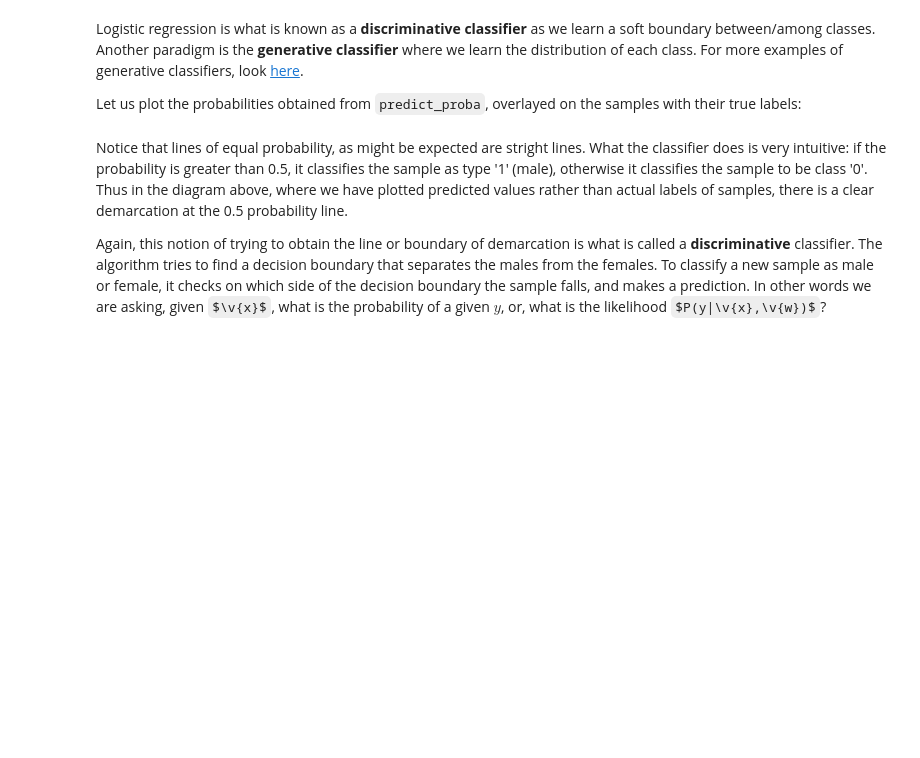
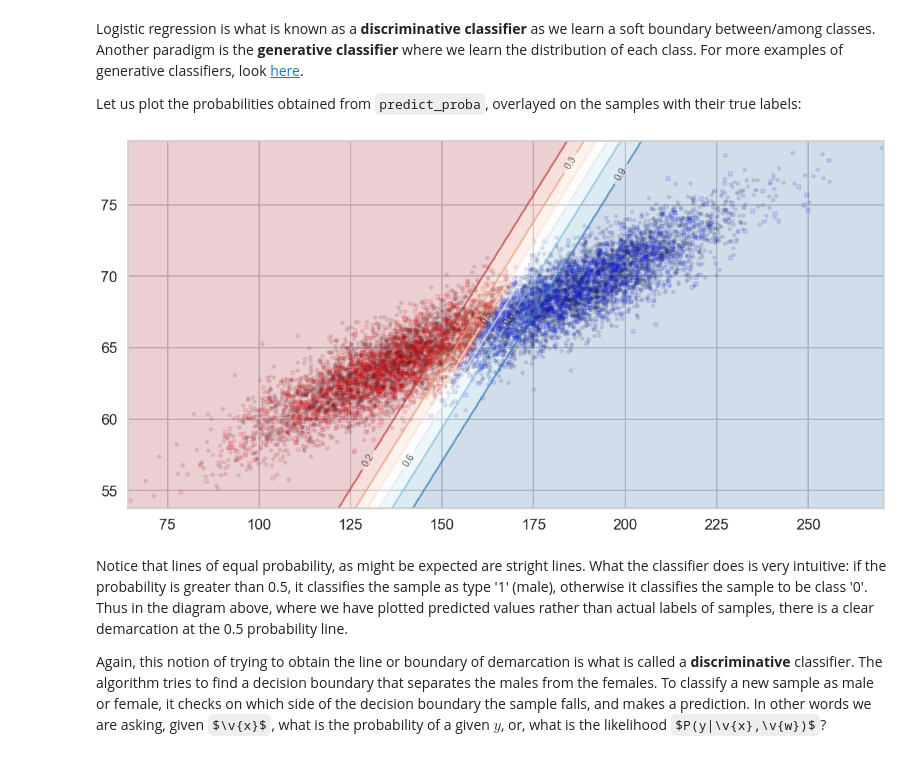
Before and after one commit to sampathv95/sb, a Jupyter notebook: logistic_regression/Mini_Project_Logistic_Regression.ipynb, the cells around one changed output. Drawn from its saved outputs; the diff is of its cells as text; code cells hidden in the pictures; some formulas as TeX source; blank space fills up the shorter version.

```diff
--- a/logistic_regression/Mini_Project_Logistic_Regression.ipynb
+++ b/logistic_regression/Mini_Project_Logistic_Regression.ipynb
@@ -87,7 +87,7 @@ def points_plot_prob(ax, Xtr, Xte, ytr, yte, clf, colorscale=cmap_light,
     Z = Z.reshape(xx.shape)
     plt.contourf(xx, yy, Z, cmap=ccolor, alpha=.2, axes=ax)
     cs2 = plt.contour(xx, yy, Z, cmap=ccolor, alpha=.6, axes=ax)
-    plt.clabel(cs2, fmt = '%2.1f', colors = 'k', fontsize=14, axes=ax)
+    plt.clabel(cs2, fmt = '%2.1f', colors = 'k', fontsize=14)
     return ax
 # %% [markdown]
 ## A Motivating Example Using `sklearn`: Heights and Weights
@@ -415,9 +487,11 @@ Logistic regression is what is known as a **discriminative classifier** as we le
 
 Let us plot the probabilities obtained from `predict_proba`, overlayed on the samples with their true labels:
 # %%
-plt.figure()
+plt.figure(figsize=(20, 10))
 ax = plt.gca()
 points_plot_prob(ax, Xtrain_l, Xtest_l, ytrain_l, ytest_l, clf_l, psize=20, alpha=0.1);
+# %% [output]
+[figure, added]
 # %% [markdown]
 Notice that lines of equal probability, as might be expected are stright lines. What the classifier does is very intuitive: if the probability is greater than 0.5, it classifies the sample as type '1' (male), otherwise it classifies the sample to be class '0'. Thus in the diagram above, where we have plotted predicted values rather than actual labels of samples, there is a clear demarcation at the 0.5 probability line.
 
```
Also changed, not shown: parts of 17 cells of this notebook.
